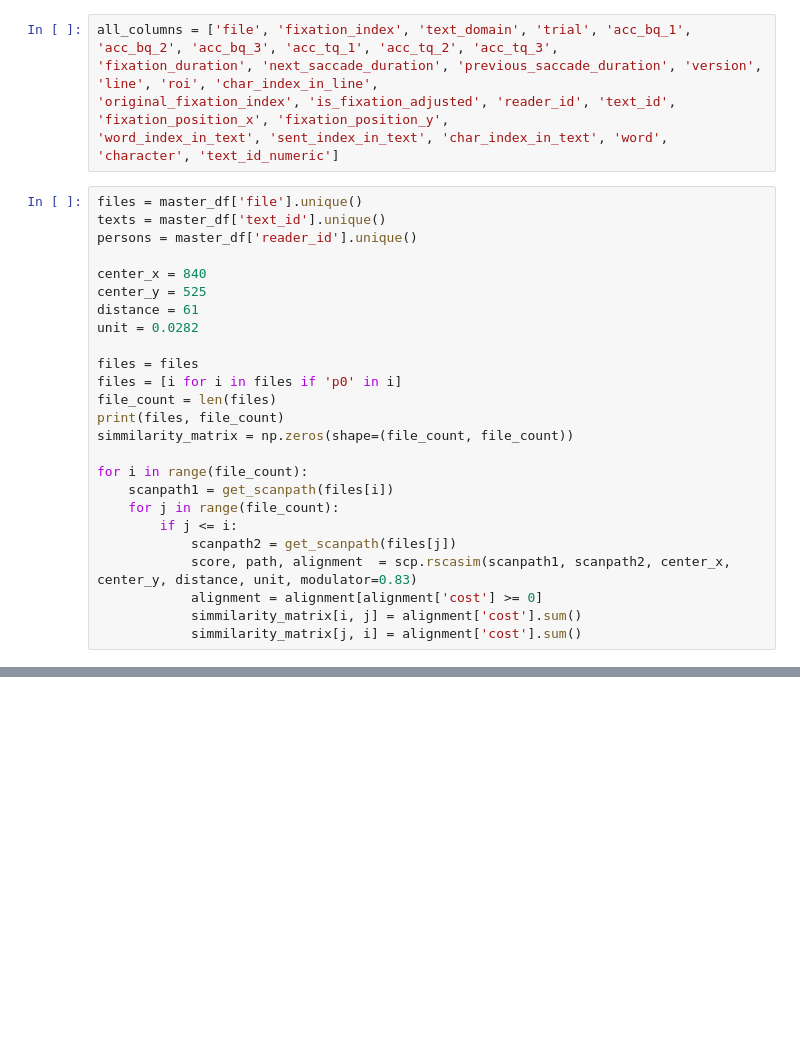
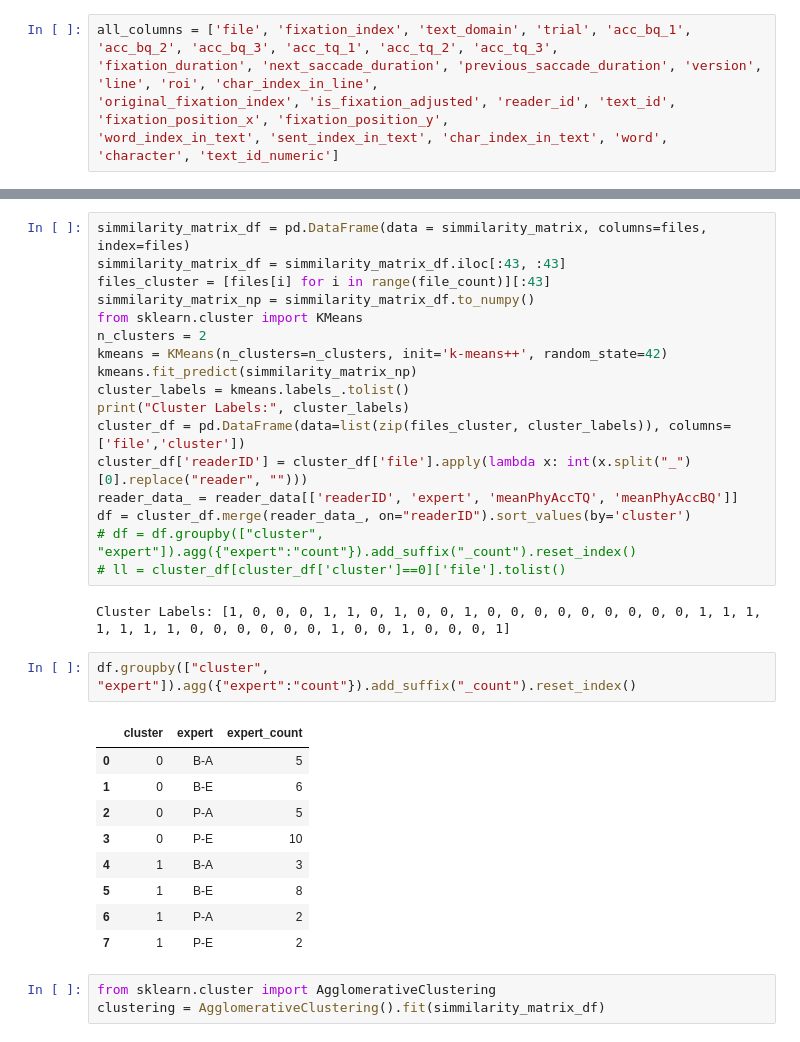
Before and after one commit to ranveersingh81/scanpath, a Jupyter notebook: exploration.ipynb, the cells around one changed output, grey strips where cells are left out. Saved outputs shown, nothing was run; the diff lists cells and outputs as text; blank space fills up the shorter version.

```diff
--- a/exploration.ipynb
+++ b/exploration.ipynb
@@ -158,28 +49,3 @@ all_columns = ['file', 'fixation_index', 'text_domain', 'trial', 'acc_bq_1', 'ac
 'fixation_duration', 'next_saccade_duration', 'previous_saccade_duration', 'version', 'line', 'roi', 'char_index_in_line',
 'original_fixation_index', 'is_fixation_adjusted', 'reader_id', 'text_id', 'fixation_position_x', 'fixation_position_y',
 'word_index_in_text', 'sent_index_in_text', 'char_index_in_text', 'word', 'character', 'text_id_numeric']
-# %%
-files = master_df['file'].unique()
-texts = master_df['text_id'].unique()
-persons = master_df['reader_id'].unique()
-
-center_x = 840
-center_y = 525
-distance = 61
-unit = 0.0282
-
-files = files
-files = [i for i in files if 'p0' in i]
-file_count = len(files)
-print(files, file_count)
-simmilarity_matrix = np.zeros(shape=(file_count, file_count))
-
-for i in range(file_count):
-    scanpath1 = get_scanpath(files[i])
-    for j in range(file_count):
-        if j <= i:
-            scanpath2 = get_scanpath(files[j])
-            score, path, alignment  = scp.rscasim(scanpath1, scanpath2, center_x, center_y, distance, unit, modulator=0.83)
-            alignment = alignment[alignment['cost'] >= 0]
-            simmilarity_matrix[i, j] = alignment['cost'].sum()
-            simmilarity_matrix[j, i] = alignment['cost'].sum()
@@ -215,0 +108,34 @@ cluster_labels
+# %%
+simmilarity_matrix_df = pd.DataFrame(data = simmilarity_matrix, columns=files, index=files)
+simmilarity_matrix_df = simmilarity_matrix_df.iloc[:43, :43]
+files_cluster = [files[i] for i in range(file_count)][:43]
+simmilarity_matrix_np = simmilarity_matrix_df.to_numpy()
+from sklearn.cluster import KMeans
+n_clusters = 2
+kmeans = KMeans(n_clusters=n_clusters, init='k-means++', random_state=42)
+kmeans.fit_predict(simmilarity_matrix_np)
+cluster_labels = kmeans.labels_.tolist()
+print("Cluster Labels:", cluster_labels)
+cluster_df = pd.DataFrame(data=list(zip(files_cluster, cluster_labels)), columns=['file','cluster'])
+cluster_df['readerID'] = cluster_df['file'].apply(lambda x: int(x.split("_")[0].replace("reader", "")))
+reader_data_ = reader_data[['readerID', 'expert', 'meanPhyAccTQ', 'meanPhyAccBQ']]
+df = cluster_df.merge(reader_data_, on="readerID").sort_values(by='cluster')
+# df = df.groupby(["cluster", "expert"]).agg({"expert":"count"}).add_suffix("_count").reset_index()
+# ll = cluster_df[cluster_df['cluster']==0]['file'].tolist()
+# %% [output]
+Cluster Labels: [1, 0, 0, 0, 1, 1, 0, 1, 0, 0, 1, 0, 0, 0, 0, 0, 0, 0, 0, 0, 1, 1, 1, 1, 1, 1, 1, 0, 0, 0, 0, 0, 0, 1, 0, 0, 1, 0, 0, 0, 1]
+# %%
+df.groupby(["cluster", "expert"]).agg({"expert":"count"}).add_suffix("_count").reset_index()
+# %% [output]
+|  | cluster | expert | expert_count |
+| 0 | 0 | B-A | 5 |
+| 1 | 0 | B-E | 6 |
+| 2 | 0 | P-A | 5 |
+| 3 | 0 | P-E | 10 |
+| 4 | 1 | B-A | 3 |
+| 5 | 1 | B-E | 8 |
+| 6 | 1 | P-A | 2 |
+| 7 | 1 | P-E | 2 |
+# %%
+from sklearn.cluster import AgglomerativeClustering
+clustering = AgglomerativeClustering().fit(simmilarity_matrix_df)
```
Also changed, not shown: parts of 11 cells of this notebook, 5 other files.
